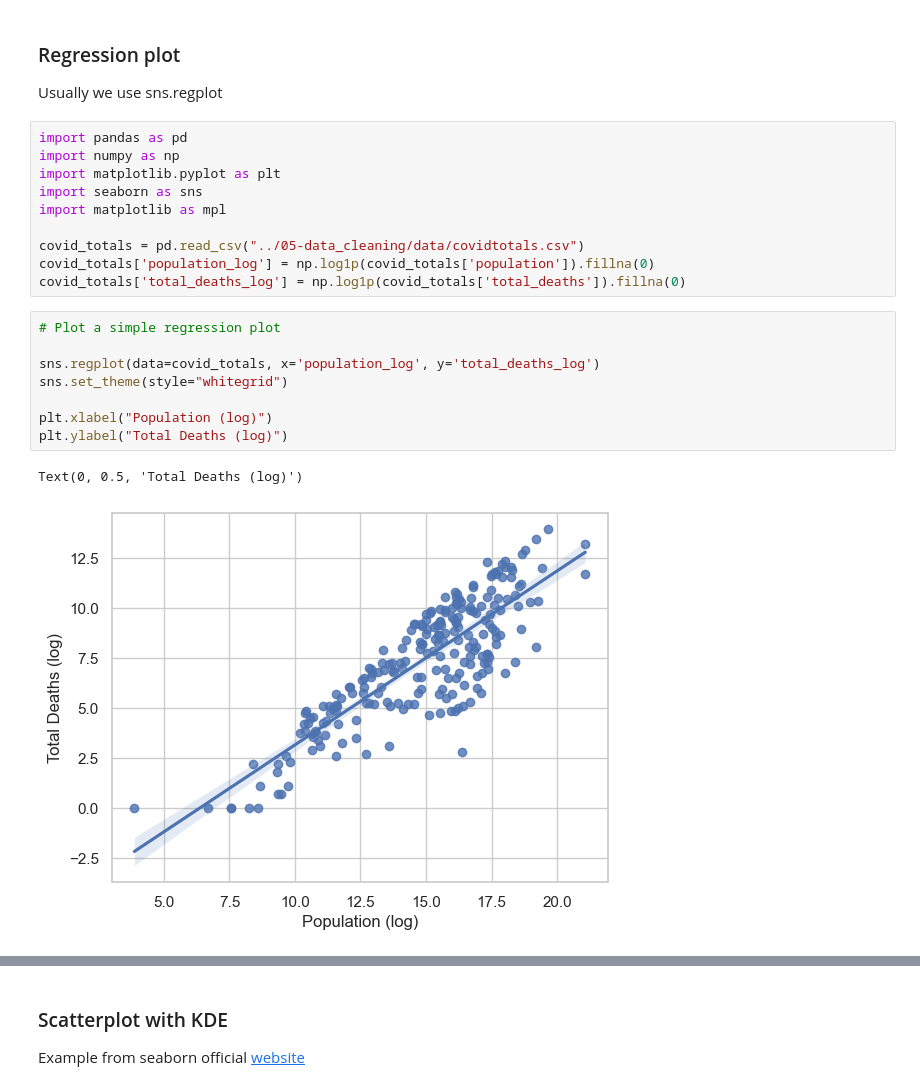
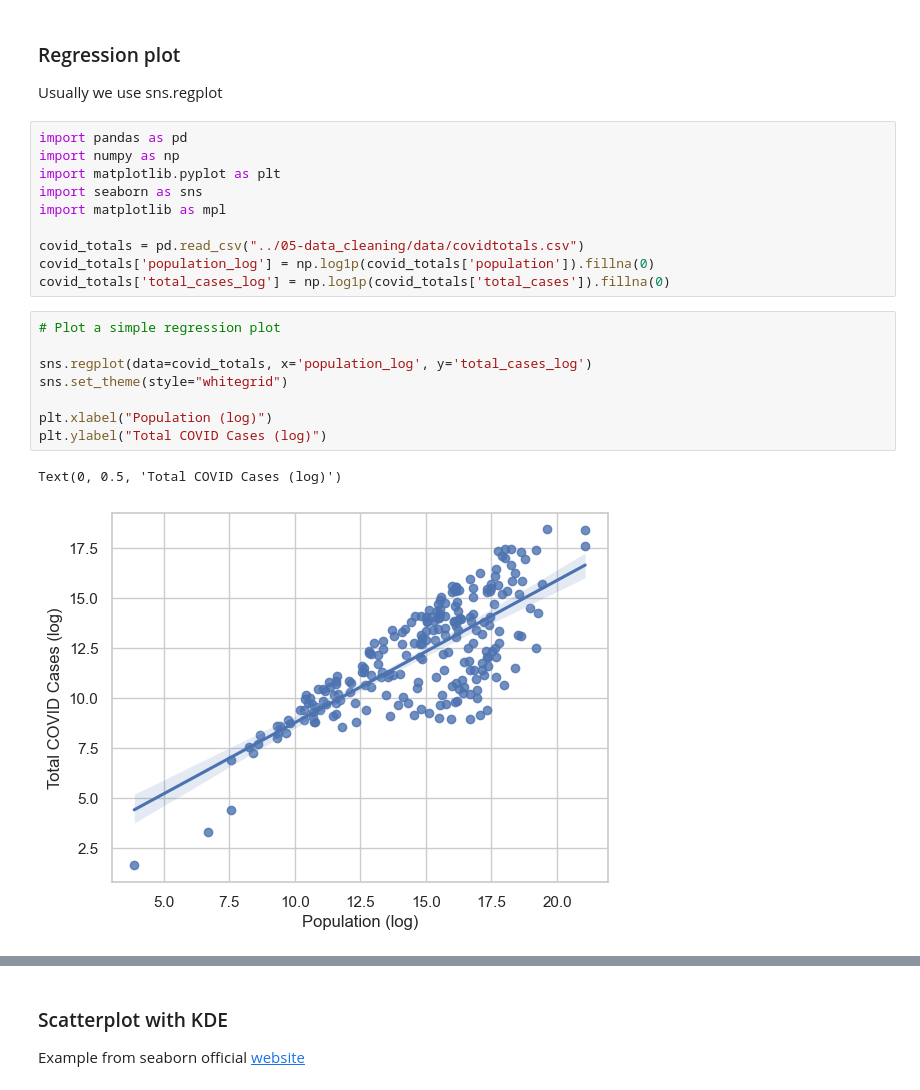
Before and after one commit to jieshu-wang-SBU/EST389_371_2026_spring, a Jupyter notebook: lectures/07-Data_visualization/07-04_Visualize_two_or_more_numerical_variables.ipynb, the cells around one changed output, grey strips where cells are left out. Cells and saved outputs as stored; diff of their text form.

Commit message:
regplot and lmplot

```diff
--- a/lectures/07-Data_visualization/07-04_Visualize_two_or_more_numerical_variables.ipynb
+++ b/lectures/07-Data_visualization/07-04_Visualize_two_or_more_numerical_variables.ipynb
@@ -53,18 +53,18 @@ import matplotlib as mpl
 
 covid_totals = pd.read_csv("../05-data_cleaning/data/covidtotals.csv")
 covid_totals['population_log'] = np.log1p(covid_totals['population']).fillna(0)
-covid_totals['total_deaths_log'] = np.log1p(covid_totals['total_deaths']).fillna(0)
+covid_totals['total_cases_log'] = np.log1p(covid_totals['total_cases']).fillna(0)
 # %%
 # Plot a simple regression plot
 
-sns.regplot(data=covid_totals, x='population_log', y='total_deaths_log')
+sns.regplot(data=covid_totals, x='population_log', y='total_cases_log')
 sns.set_theme(style="whitegrid")
 
 plt.xlabel("Population (log)")
-plt.ylabel("Total Deaths (log)")
+plt.ylabel("Total COVID Cases (log)")
 # %% [output]
-Text(0, 0.5, 'Total Deaths (log)')
+Text(0, 0.5, 'Total COVID Cases (log)')
-[figure, old version]
+[figure, new version]
 # %%
 # Plot a grouped regression plot
 sns.set_theme(style="whitegrid")
```
Also changed, not shown: parts of 3 cells of this notebook.
